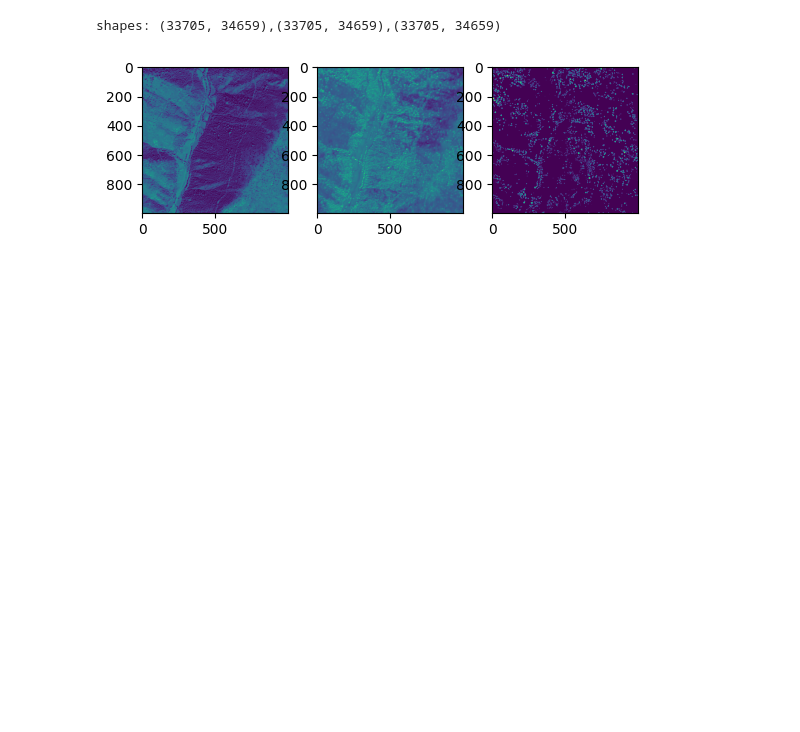
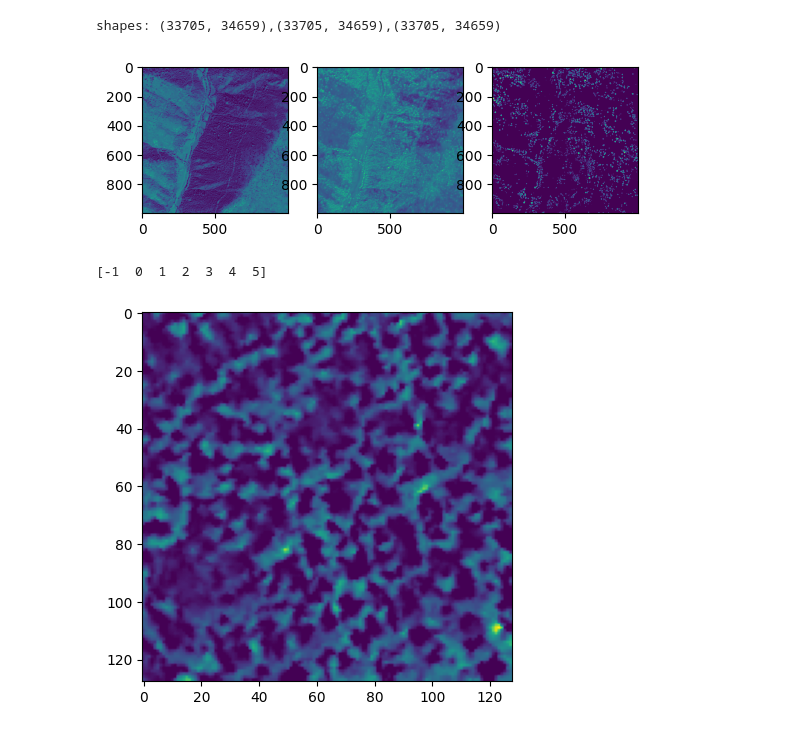
Before and after one commit to WinterCyan/TreeSeg, a Jupyter notebook: standalone/validate_dataset.ipynb, the cells around one changed output. Saved outputs shown, nothing was run; the diff lists cells and outputs as text; code cells hidden in the pictures; blank space fills up the shorter version.

```diff
--- a/standalone/validate_dataset.ipynb
+++ b/standalone/validate_dataset.ipynb
@@ -153,3 +153,22 @@ plt.imshow(img_arr, cmap=1)
 print(np.mean(img_arr))
 print(np.unique(img_arr))
 plt.show()
+# %%
+# dir = "/home/lenovo/treeseg-dataset/full_process/sample_128_nonorm/"
+# dir = "/home/lenovo/treeseg-dataset/full_process/sample_128_beforenorm/"
+dir = "/home/lenovo/treeseg-dataset/full_process/sample_128_afternorm/"
+a = 137
+r = 3
+c = 0
+name = f"pan-0-area{a}-r{r}c{c}.png"
+
+img = read_method('rasterio')(dir+name).read(1)
+
+int_img = img.astype(int)
+print(np.unique(int_img))
+
+plt.imshow(img)
+plt.show()
+# %% [output]
+[-1  0  1  2  3  4  5]
+[figure, added]
```
Also changed, not shown: 6 other files.
